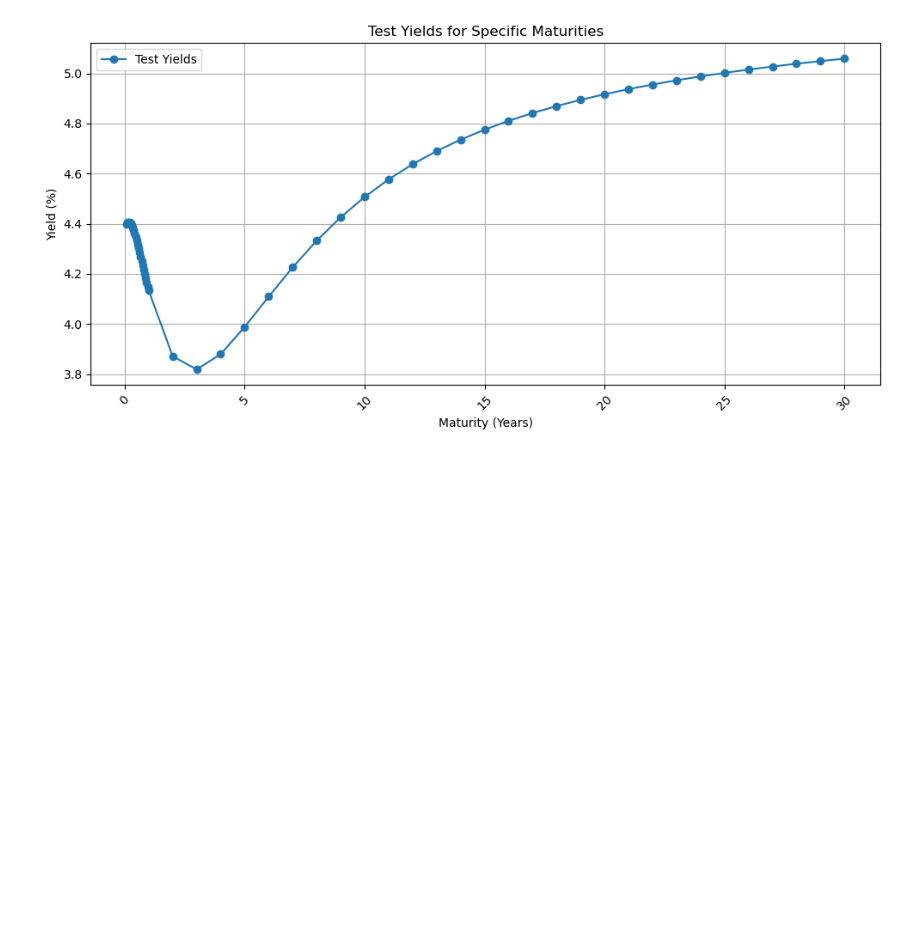
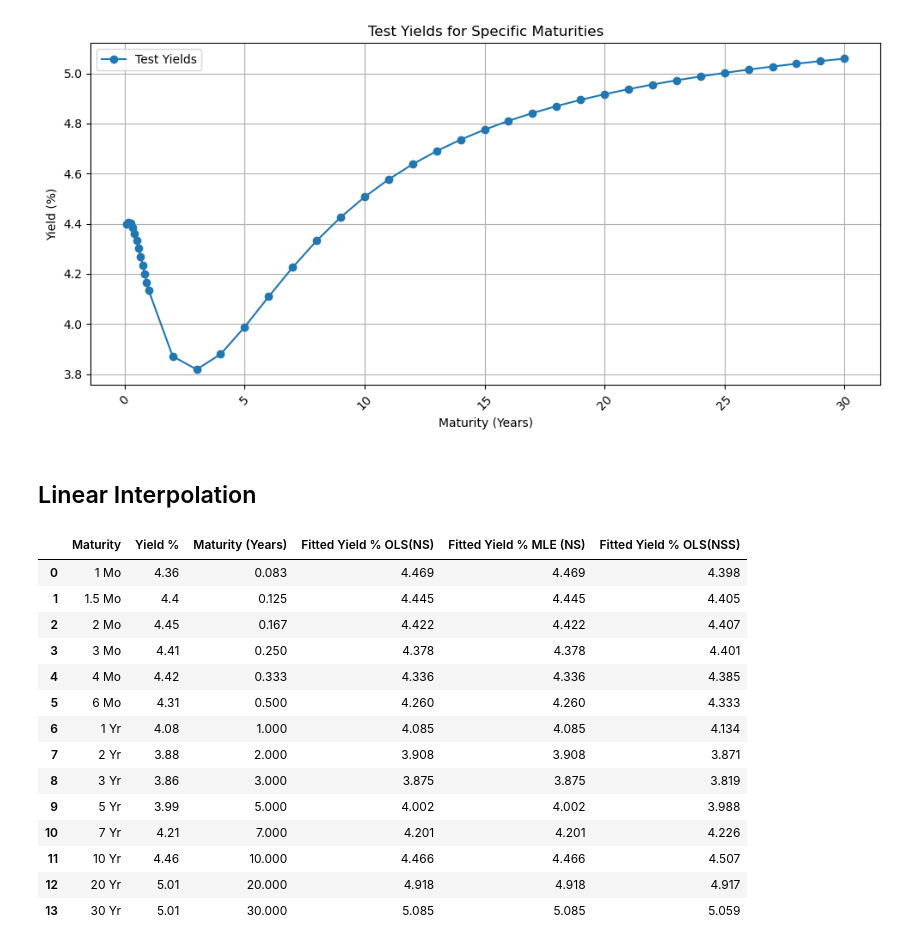
Before and after one commit to niranjan-kamal/yield_curve_and_stochastic_int_rate_modelling, a Jupyter notebook: Yield_curve_modelling.ipynb, the cells around one changed output. Cells and saved outputs as stored; diff of their text form; code cells hidden in the pictures; blank space fills up the shorter version.

```diff
--- a/Yield_curve_modelling.ipynb
+++ b/Yield_curve_modelling.ipynb
@@ -427,3 +455,23 @@ fig.update_layout(
     width=900,
     height=400
 )
+# %% [markdown]
+## Linear Interpolation
+# %%
+data_7_16_2025
+# %% [output]
+|  | Maturity | Yield % | Maturity (Years) | Fitted Yield % OLS(NS) | Fitted Yield % MLE (NS) | Fitted Yield % OLS(NSS) |
+| 0 | 1 Mo | 4.36 | 0.083 | 4.469 | 4.469 | 4.398 |
+| 1 | 1.5 Mo | 4.4 | 0.125 | 4.445 | 4.445 | 4.405 |
+| 2 | 2 Mo | 4.45 | 0.167 | 4.422 | 4.422 | 4.407 |
+| 3 | 3 Mo | 4.41 | 0.250 | 4.378 | 4.378 | 4.401 |
+| 4 | 4 Mo | 4.42 | 0.333 | 4.336 | 4.336 | 4.385 |
+| 5 | 6 Mo | 4.31 | 0.500 | 4.260 | 4.260 | 4.333 |
+| 6 | 1 Yr | 4.08 | 1.000 | 4.085 | 4.085 | 4.134 |
+| 7 | 2 Yr | 3.88 | 2.000 | 3.908 | 3.908 | 3.871 |
+| 8 | 3 Yr | 3.86 | 3.000 | 3.875 | 3.875 | 3.819 |
+| 9 | 5 Yr | 3.99 | 5.000 | 4.002 | 4.002 | 3.988 |
+| 10 | 7 Yr | 4.21 | 7.000 | 4.201 | 4.201 | 4.226 |
+| 11 | 10 Yr | 4.46 | 10.000 | 4.466 | 4.466 | 4.507 |
+| 12 | 20 Yr | 5.01 | 20.000 | 4.918 | 4.918 | 4.917 |
+| 13 | 30 Yr | 5.01 | 30.000 | 5.085 | 5.085 | 5.059 |
```
Also changed, not shown: parts of 13 cells of this notebook.
